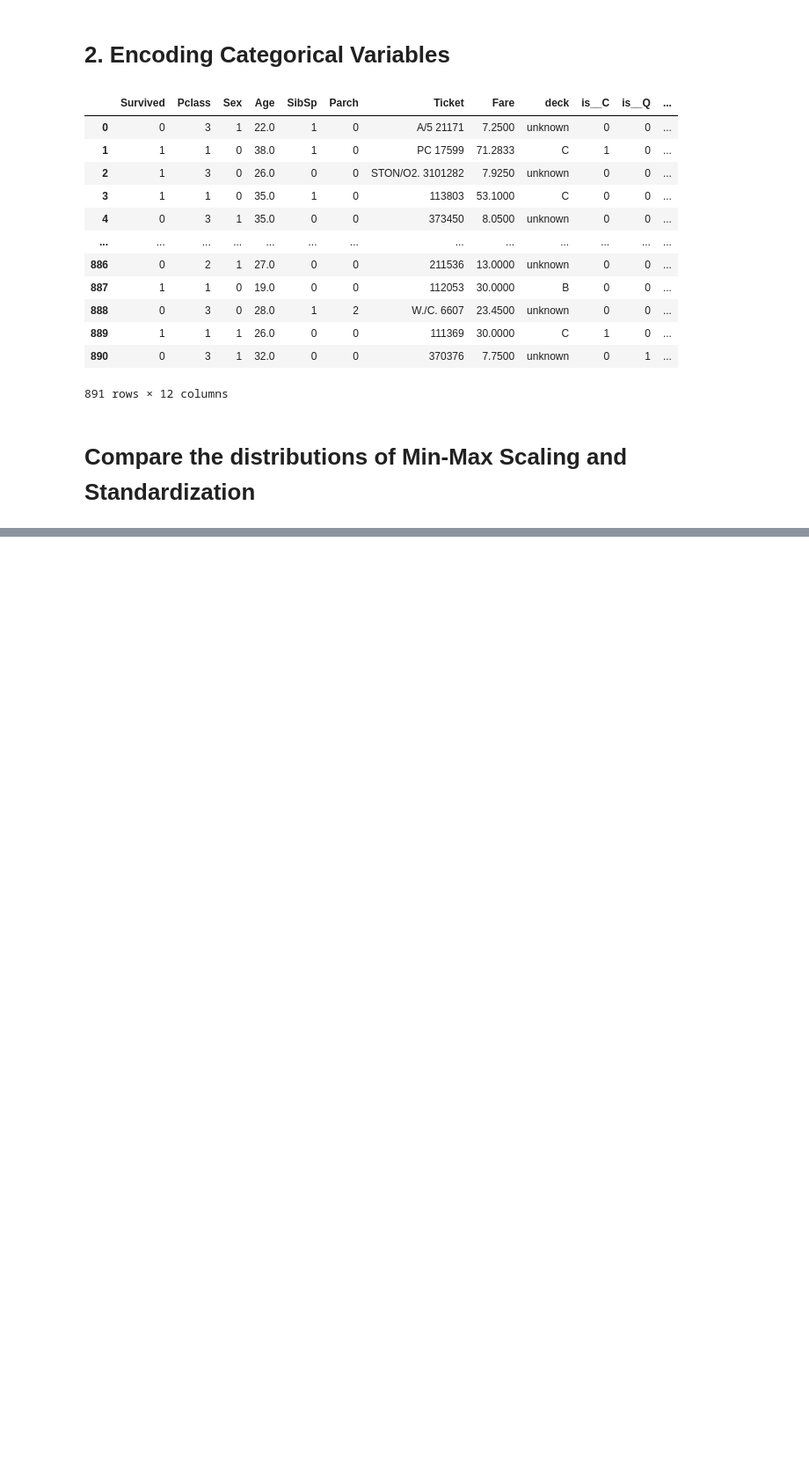
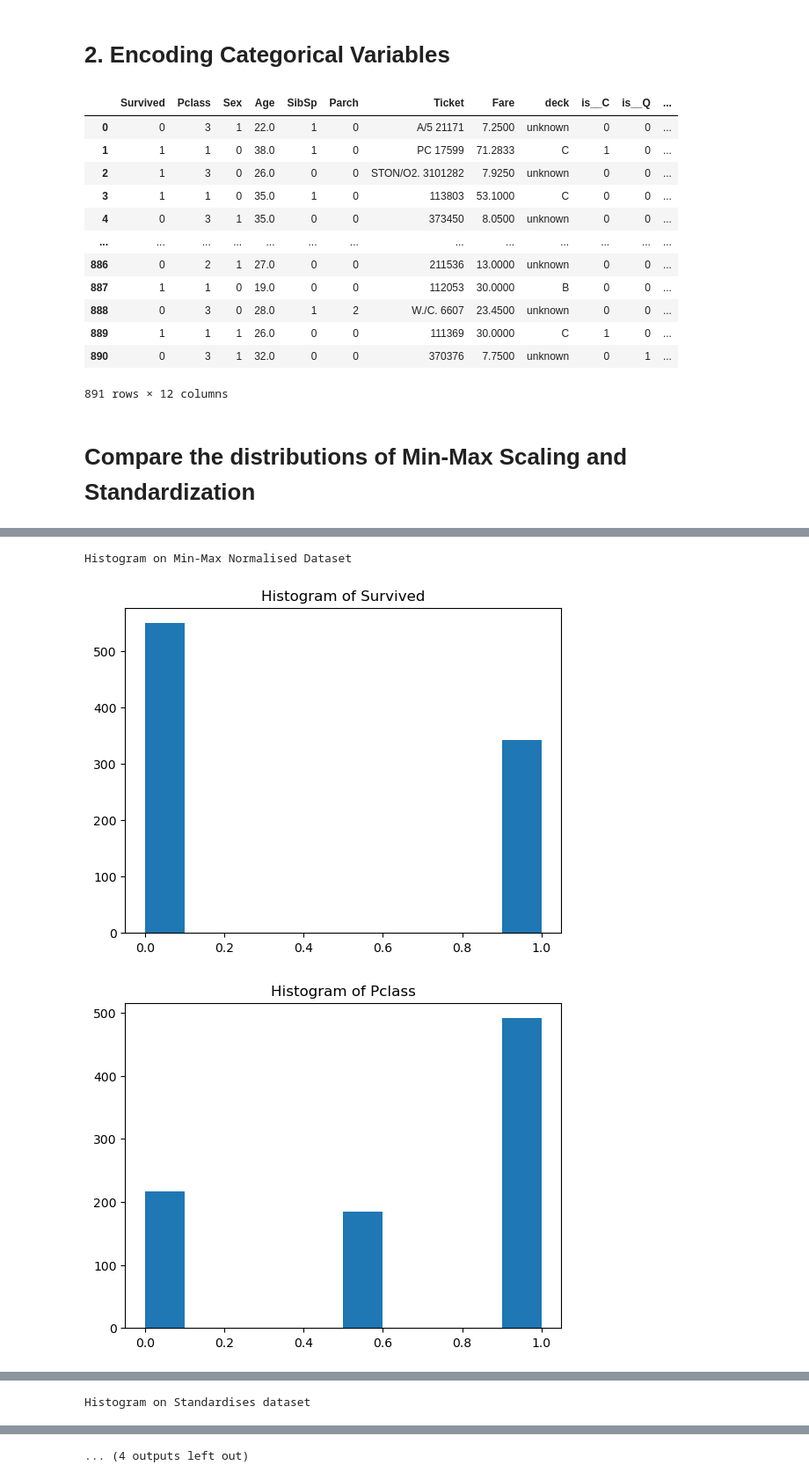
Before and after one commit to Harshan-Kurapati/Titanic, a Jupyter notebook: Untitled.ipynb, the cells around one changed output, grey strips where cells are left out. Shown at 88% size. Drawn from its saved outputs; the diff is of its cells as text; code cells hidden in the pictures; blank space fills up the shorter version.

Commit message:
Comparisons on min max and standardised dataset

```diff
--- a/Untitled.ipynb
+++ b/Untitled.ipynb
@@ -220,0 +221,24 @@ mm_df
+# %%
+mm_df["Survived"] = mm_df["Survived"].astype(int)
+
+def Histogram(dataframe, df_name):
+
+
+    if df_name == "mm_df":
+        print("Histogram on Min-Max Normalised Dataset")
+    elif df_name == "standard_df":
+        print("Histogram on Standardises dataset")
+
+
+    for i in dataframe.columns:
+
+        plt.hist(dataframe[i])
+        plt.title(f"Histogram of {i}")
+        plt.show()
+# %%
+Histogram(mm_df, "mm_df")
+Histogram(standard_df, "standard_df")
+# %% [output]
+Histogram on Min-Max Normalised Dataset
+[figure, added]
+[figure, added]
@@ -220,0 +250 @@ mm_df
+Histogram on Standardises dataset
@@ -220,0 +254 @@ mm_df
+... (4 outputs left out)
```
Also changed, not shown: parts of 12 cells of this notebook.
